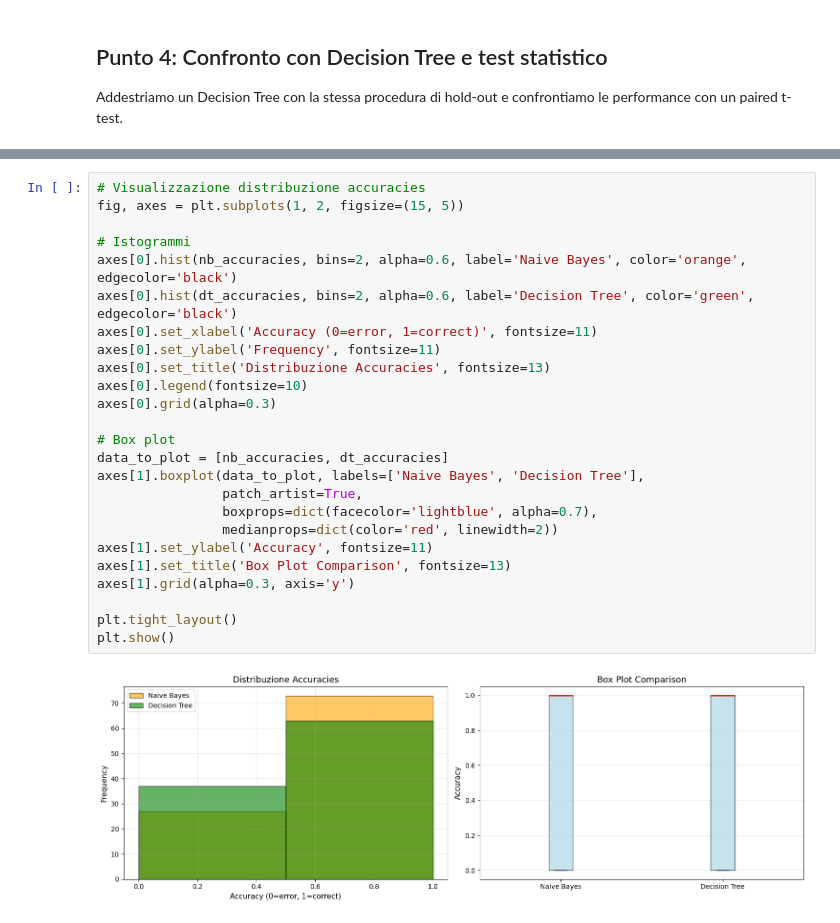
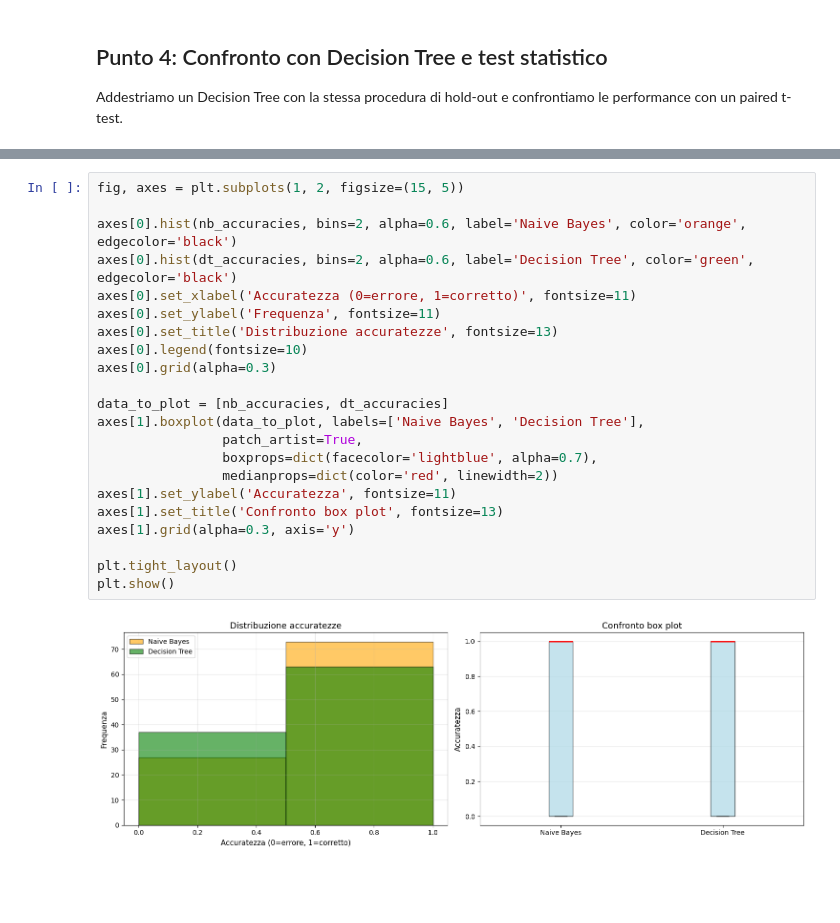
Before and after one commit to RaffaeleMelluso/AAUT, a Jupyter notebook: 3-naive_bayes/classification_watermelon_NB_aa_2025_26.ipynb, the cells around one changed output, grey strips where cells are left out. Drawn from its saved outputs; the diff is of its cells as text; blank space fills up the shorter version.

```diff
--- a/3-naive_bayes/classification_watermelon_NB_aa_2025_26.ipynb
+++ b/3-naive_bayes/classification_watermelon_NB_aa_2025_26.ipynb
@@ -478,28 +455,25 @@ Livello di significatività: α = 0.05
 # %%
-# Visualizzazione distribuzione accuracies
 fig, axes = plt.subplots(1, 2, figsize=(15, 5))
 
-# Istogrammi
 axes[0].hist(nb_accuracies, bins=2, alpha=0.6, label='Naive Bayes', color='orange', edgecolor='black')
 axes[0].hist(dt_accuracies, bins=2, alpha=0.6, label='Decision Tree', color='green', edgecolor='black')
-axes[0].set_xlabel('Accuracy (0=error, 1=correct)', fontsize=11)
-axes[0].set_ylabel('Frequency', fontsize=11)
-axes[0].set_title('Distribuzione Accuracies', fontsize=13)
+axes[0].set_xlabel('Accuratezza (0=errore, 1=corretto)', fontsize=11)
+axes[0].set_ylabel('Frequenza', fontsize=11)
+axes[0].set_title('Distribuzione accuratezze', fontsize=13)
 axes[0].legend(fontsize=10)
 axes[0].grid(alpha=0.3)
 
-# Box plot
 data_to_plot = [nb_accuracies, dt_accuracies]
 axes[1].boxplot(data_to_plot, labels=['Naive Bayes', 'Decision Tree'],
                 patch_artist=True,
                 boxprops=dict(facecolor='lightblue', alpha=0.7),
                 medianprops=dict(color='red', linewidth=2))
-axes[1].set_ylabel('Accuracy', fontsize=11)
-axes[1].set_title('Box Plot Comparison', fontsize=13)
+axes[1].set_ylabel('Accuratezza', fontsize=11)
+axes[1].set_title('Confronto box plot', fontsize=13)
 axes[1].grid(alpha=0.3, axis='y')
 
 plt.tight_layout()
 plt.show()
 # %% [output]
-[figure, old version]
+[figure, new version]
 # %%
```
Also changed, not shown: parts of 7 cells of this notebook, 4 other files.
